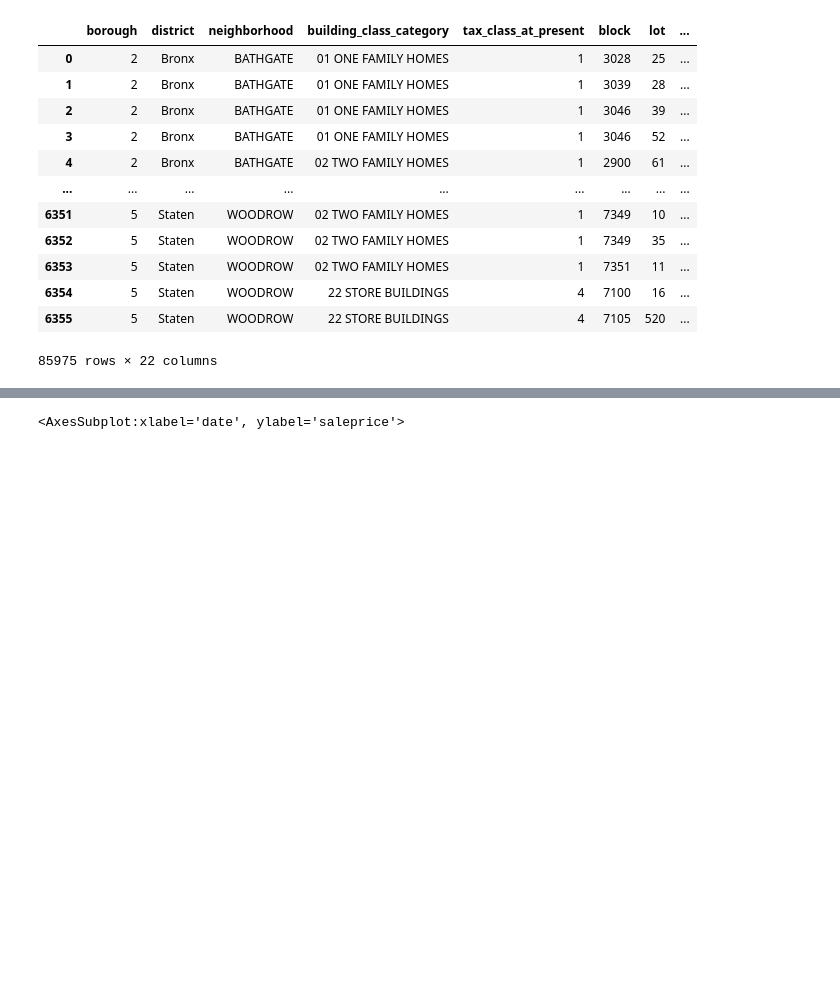
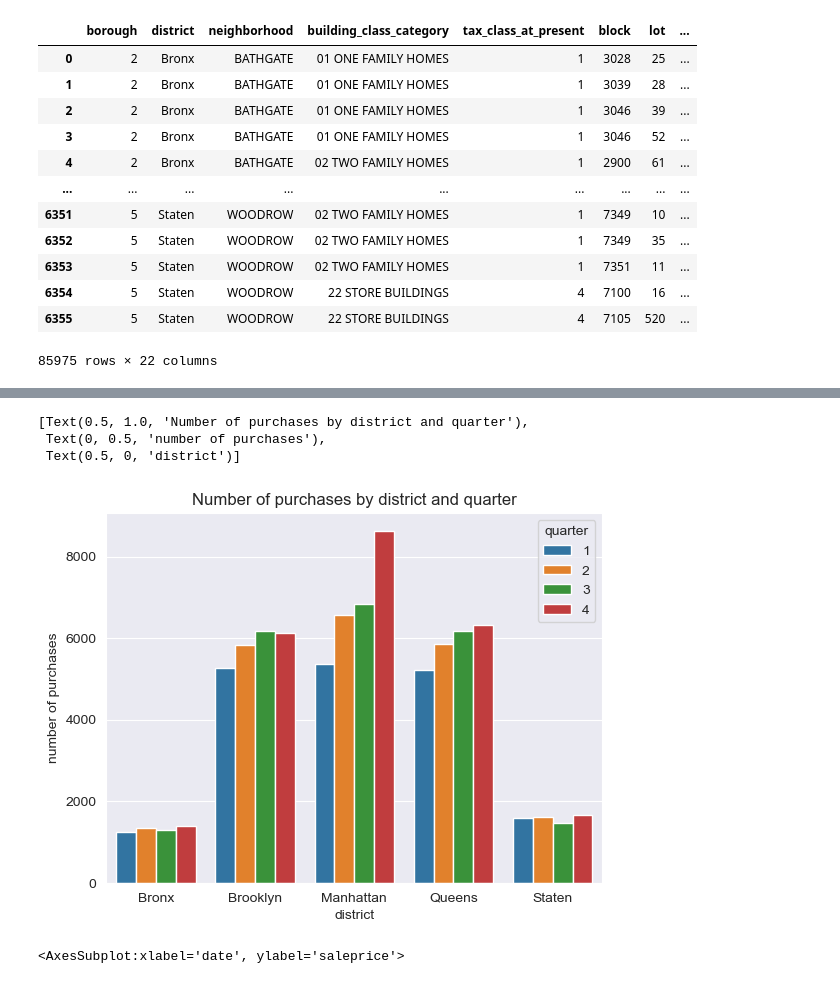
Before and after one commit to Spirit-Hat/DSML, a Jupyter notebook: lab2/lab2.ipynb, the cells around one changed output, grey strips where cells are left out. Drawn from its saved outputs; the diff is of its cells as text; code cells hidden in the pictures; blank space fills up the shorter version.

```diff
--- a/lab2/lab2.ipynb
+++ b/lab2/lab2.ipynb
@@ -105,0 +106,3 @@ district: ['Bronx', 'Brooklyn', 'Manhattan', 'Queens', 'Staten'],
+# %%
+data.insert(1, "quarter", [str(value.quarter) for value in data.sale_date.to_list()])
+data
@@ -105,0 +123,3 @@ district: ['Bronx', 'Brooklyn', 'Manhattan', 'Queens', 'Staten'],
+# %%
+district_data_quarter = data.groupby(["district","quarter"], as_index=False).count()
+district_data_quarter
@@ -106,3 +145,15 @@ district: ['Bronx', 'Brooklyn', 'Manhattan', 'Queens', 'Staten'],
+# %%
+ax = sns.barplot(data=district_data_quarter,
+                 x=district_data_quarter.district,
+                 y=district_data_quarter.borough,
+                 hue=district_data_quarter.quarter
+                 )
+ax.set(title= "Number of purchases by district and quarter" , ylabel="number of purchases",xlabel="district")
+# %% [output]
+[Text(0.5, 1.0, 'Number of purchases by district and quarter'),
+ Text(0, 0.5, 'number of purchases'),
+ Text(0.5, 0, 'district')]
+[figure, added]
 # %%
 test = data.groupby([data["sale_date"].dt.year, data["sale_date"].dt.month],group_keys=True)["saleprice"].sum()
 # test.sale_date
```
Also changed, not shown: parts of 5 cells of this notebook.
